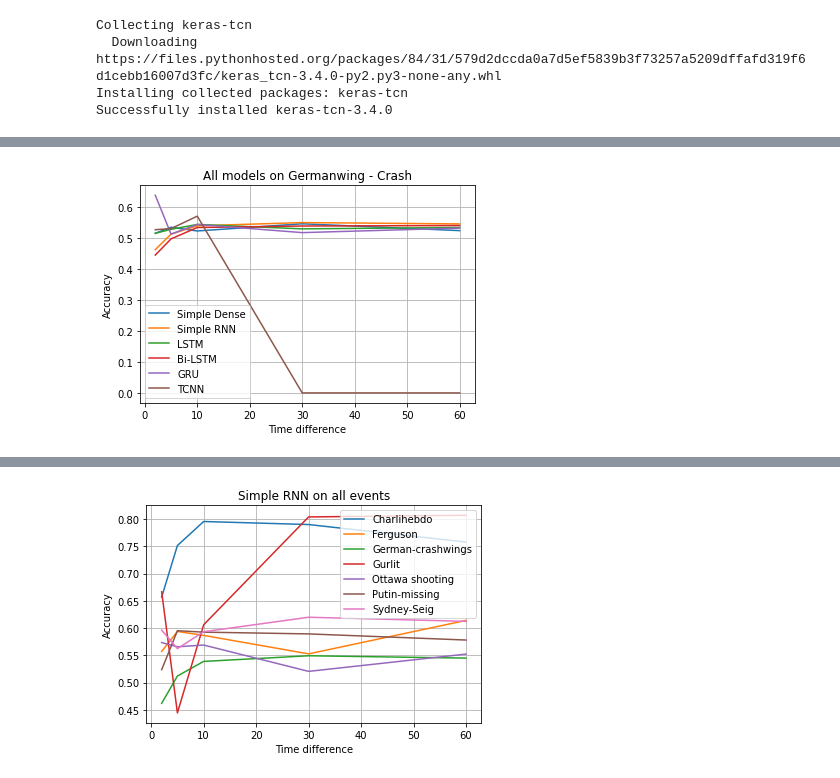
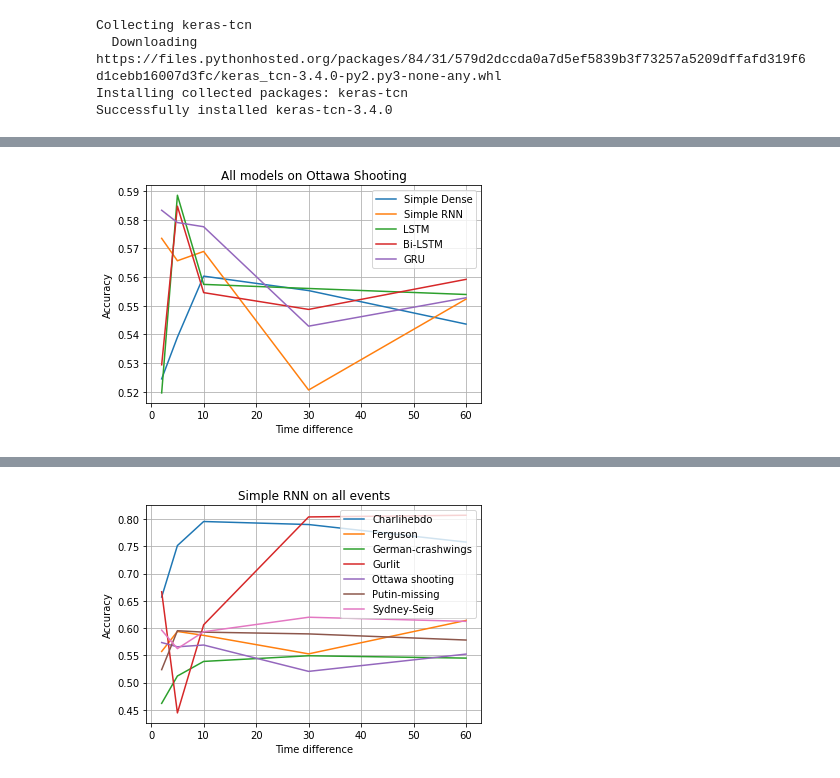
Before and after one commit to alidevhere/twitter-rumors, a Jupyter notebook: twitter.ipynb, the cells around one changed output, grey strips where cells are left out. Saved outputs shown, nothing was run; the diff lists cells and outputs as text; code cells hidden in the pictures.

```diff
--- a/twitter.ipynb
+++ b/twitter.ipynb
@@ -418,21 +440,21 @@ plot_ferguson()
 # %%
-def plot_germanwings():
+def plot_ottawa_shooting():
     time = [2,5,10,30,60]
     import matplotlib.pyplot as plt
-    plt.plot(time,[0.514619883	,0.534216336	,0.522222222	,0.545410628	,0.523361227], label='Simple Dense')
-    plt.plot(time,[0.461988304,	0.51214128	,0.538888889	,0.549275362	,0.544979079], label='Simple RNN')
-    plt.plot(time,[0.514619883	,0.527593819	,0.543333333	,0.528985507	,0.533472803], label='LSTM')
-    plt.plot(time,[0.444444444	,0.496688742	,0.533333333	,0.538164251	,0.539748954], label='Bi-LSTM')
-    plt.plot(time,[0.637426901,	0.51214128	,0.543333333	,0.516908213	,0.531380753], label='GRU')
-    plt.plot(time,[0.526315789,0.529801325,0.57,0,0], label='TCNN')
+    plt.plot(time,[0.524509804,	0.539047619,	0.560344828,	0.555312158,	0.543617998], label='Simple Dense')
+    plt.plot(time,[0.573529412,	0.565714286,	0.568965517,	0.520627966,	0.552341598], label='Simple RNN')
+    plt.plot(time,[0.519607843,	0.588571429,	0.557471264,	0.556042351,	0.553948577], label='LSTM')
+    plt.plot(time,[0.529411765,	0.584761905,	0.554597701,	0.548740416,	0.55922865], label='Bi-LSTM')
+    plt.plot(time,[0.583333333,	0.579047619,	0.577586207,	0.542898868,	0.552800735], label='GRU')
+    #plt.plot(time,[0.661764706,0.611428571,0.568965517,0,0], label='TCNN')
     x_axis = 'time stamp'
     y_axis = 'accuracy'
     plt.xlabel('Time difference')
     plt.ylabel('Accuracy')
-    plt.title('All models on Germanwing - Crash')
+    plt.title('All models on Ottawa Shooting')
     plt.grid(True)
     plt.legend()
-plot_germanwings()
+plot_ottawa_shooting()
 # %% [output]
-[figure, old version]
+[figure, new version]
 # %%
```
Also changed, not shown: parts of 18 cells of this notebook.
